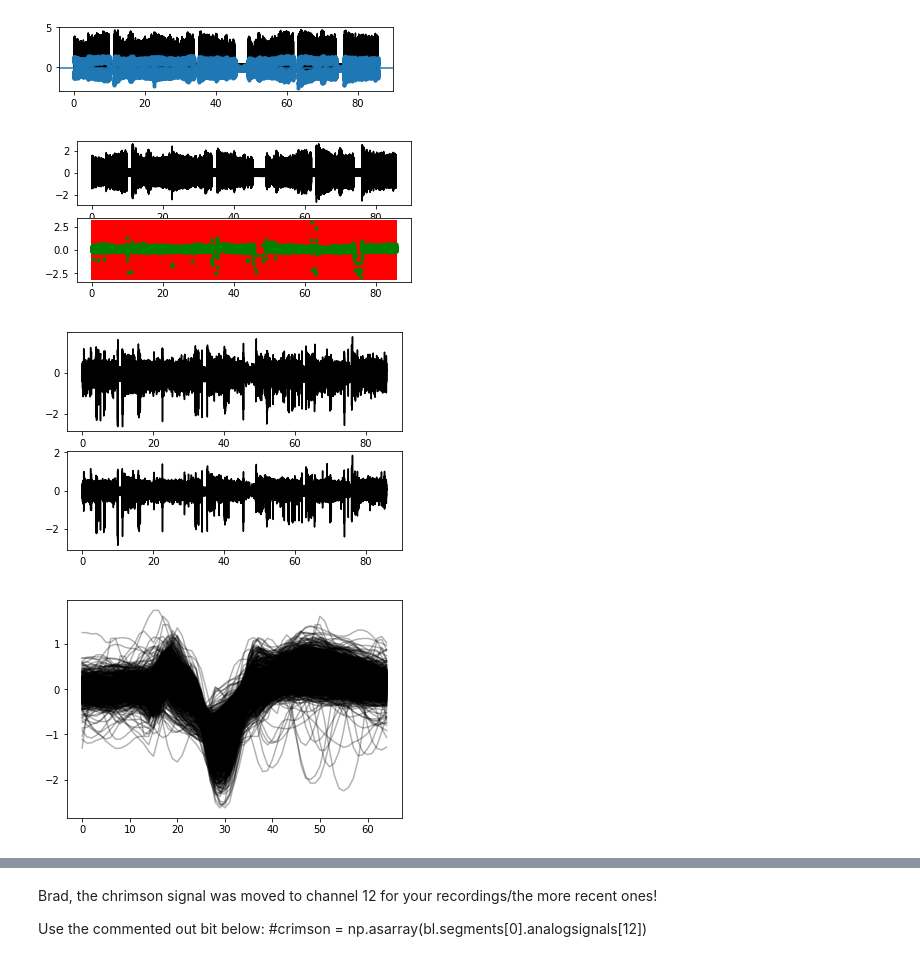
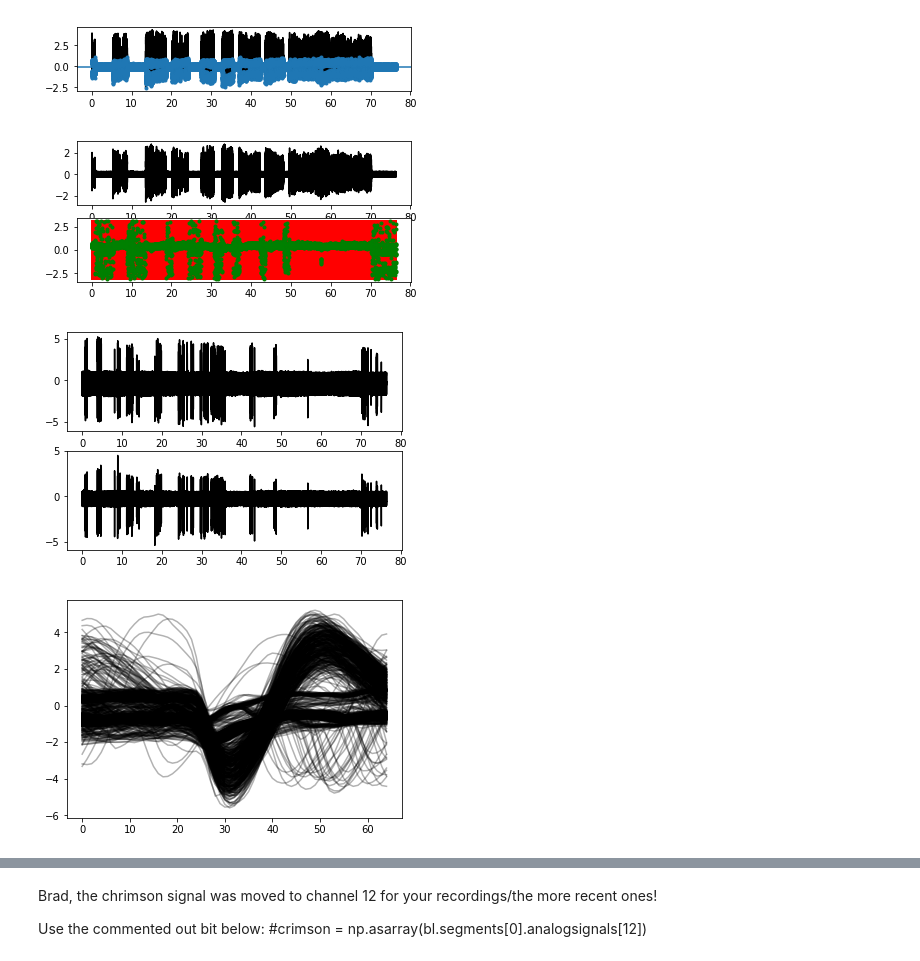
Before and after one commit to lyshds/dn_df_compilation, a Jupyter notebook: S110/s110_i1_muscle_upsampling_v1.ipynb, the cells around one changed output, grey strips where cells are left out. Cells and saved outputs as stored; diff of their text form; code cells hidden in the pictures.

```diff
--- a/S110/s110_i1_muscle_upsampling_v1.ipynb
+++ b/S110/s110_i1_muscle_upsampling_v1.ipynb
@@ -18,35 +18,35 @@ flydir = '/home/alysha/media/imager/FlyDataD/untitled folder/recent_muscle_reocr
 #flydir = '/home/alysha/media/imager/FlyDataD/brad_b2_data/'
 
 #localfile = flydir + '2018_03_05_0024.abf'
 #localfile = flydir + '2018_10_29_0009.abf'
-localfile = flydir + '2018_12_06_0016.abf'
+localfile = flydir + '2018_12_10_0007.abf'  ## 03, 07
 
 r =AxonIO(localfile)
 
 bl = r.read_block(lazy=False, cascade=True)
 
 hutch = np.asarray(bl.segments[0].analogsignals[5])
 
 fs_axon = 1.0/20000.0
 
 times=np.linspace(0,len(hutch)/(1/fs_axon),len(hutch))
 
 # detrend hütchens signal
 hutch_det = hutch - np.mean(hutch)
 
 ax1 = plt.subplot(311)
 
 ax1.plot(times,hutch_det,'k')
 
 #identify all relative minima
 from scipy.signal import argrelmin
 inds = argrelmin(hutch_det, order = 5)
 ax1.plot(times[inds], hutch_det[inds], '.')
 ax1.axhline(-0.08)
 inds = np.array(inds)
 inds = np.transpose(inds)
 # %% [output]
-[figure, old version]
+[figure, new version]
 # %%
 
 ## identify the ventral flip of each wingbeat by applying a threshold
@@ -129,8 +129,8 @@ if starts[0] > stops[0]:
 if stops[-1] < starts[-1]:
     starts = starts[:-1]
 # %% [output]
-[figure, old version]
+[figure, new version]
-[figure, old version]
+[figure, new version]
 # %%
 
 #find the peak changes in the thresholded signal, and find the associated waveform
@@ -153,7 +153,7 @@ eig_vals, eig_vecs = np.linalg.eig(cov_wav)
 #for ev in eig_vecs:
     #np.testing.assert_array_almost_equal(1.0, np.linalg.norm(ev))
 # %% [output]
-[figure, old version]
+[figure, new version]
 # %%
 
 # Make a list of (eigenvalue, eigenvector) tuples
```
Also changed, not shown: parts of 22 cells of this notebook, 19 other files.
